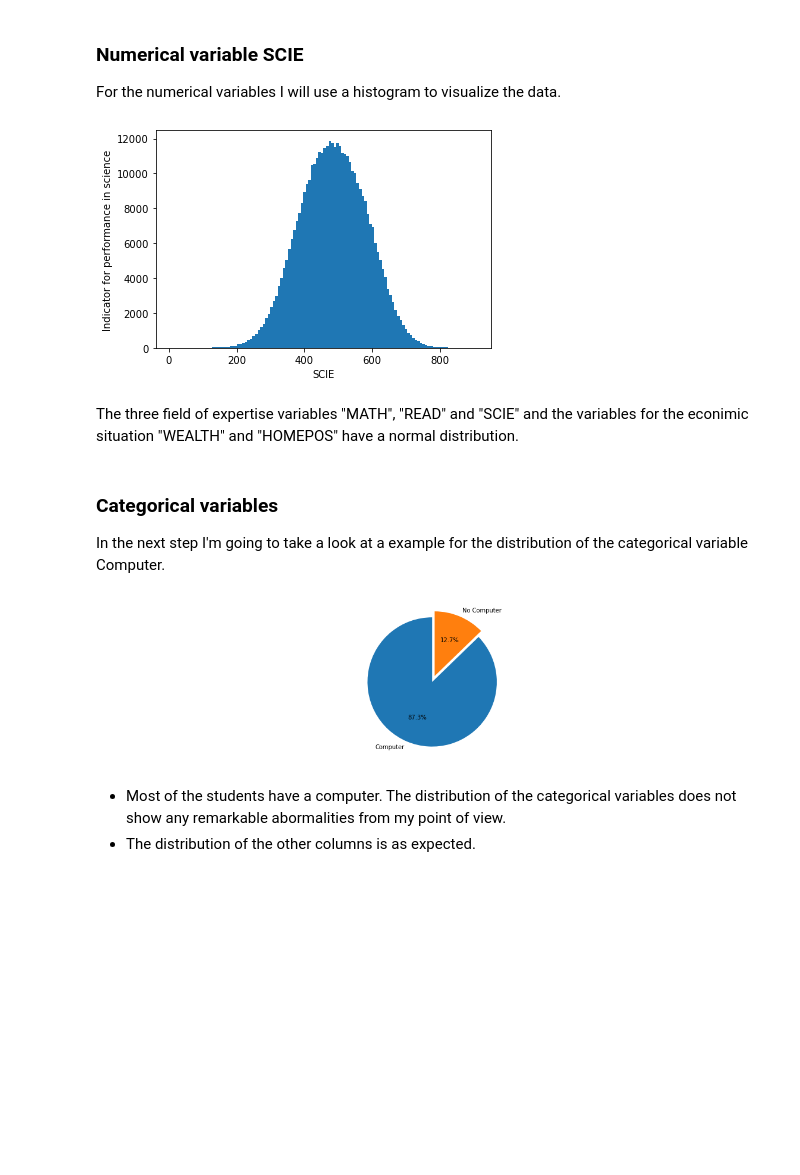
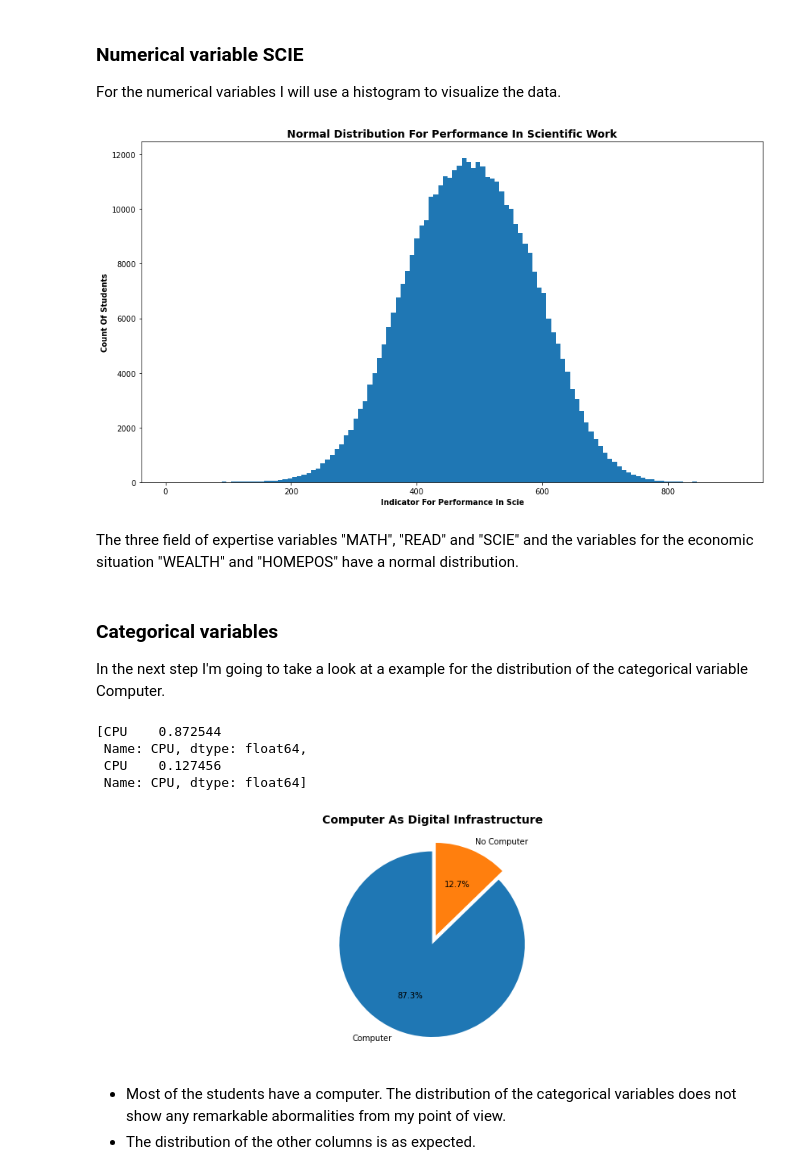
Before and after one commit to mislav-km/pisa2012, a Jupyter notebook: slide_show_pisa.ipynb, the cells around one changed output. Drawn from its saved outputs; the diff is of its cells as text; code cells hidden in the pictures; blank space fills up the shorter version.

```diff
--- a/slide_show_pisa.ipynb
+++ b/slide_show_pisa.ipynb
@@ -62,16 +62,17 @@ In this part of the work I'm going to check the distribution of the values.
 
 For the numerical variables I will use a histogram to visualize the data.
 # %%
+plt.figure(figsize=[14.70, 8.27])
 bin_edges = np.arange(df_master['SCIE'].min(), df_master['SCIE'].max()+7.5, 7.5)
 sns.distplot(df_master['SCIE'], bins = bin_edges, kde = False, hist_kws = {'alpha' : 1})
-plt.rcParams["figure.figsize"] = (20,5)
-plt.ylabel('Count of students')
-plt.ylabel('Indicator for performance in science')
+plt.ylabel('Count of students'.title(), fontsize = 10, weight = "bold")
+plt.xlabel('Indicator for performance in SCIE'.title(), fontsize = 10, weight = "bold")
+plt.title('Normal distribution for performance in scientific work'.title(), fontsize = 14, weight = "bold")
 plt.show();
 # %% [output]
-[figure, old version]
+[figure, new version]
 # %% [markdown]
-The three field of expertise variables "MATH", "READ" and "SCIE" and the variables for the econimic situation "WEALTH" and "HOMEPOS" have a normal distribution.
+The three field of expertise variables "MATH", "READ" and "SCIE" and the variables for the economic situation "WEALTH" and "HOMEPOS" have a normal distribution.
 # %% [markdown]
 ### Categorical variables
 
@@ -81,15 +82,25 @@ x = df_master['CPU'].value_counts()/len(df_master)
 y = 1 - x
 label = ['Computer', 'No Computer']
 pie_values = [x, y]
+# %%
+pie_values
+# %% [output]
+[CPU    0.872544
+ Name: CPU, dtype: float64,
+ CPU    0.127456
+ Name: CPU, dtype: float64]
 # %%
 #pieplot(df_master,'CPU')
 fig1, ax1 = plt.subplots()
+fig1.subplots_adjust(0.1,0,2,1)
 ax1.axis('equal')
 base_color = sns.color_palette()[0]
 ax1.pie(pie_values, explode = (0, 0.1), labels = label, autopct='%1.1f%%', startangle=90)
+plt.title('Computer as digital infrastructure'.title(), fontsize = 14, weight = "bold")
+#plt.tight_layout()
 plt.show();
 # %% [output]
-[figure, old version]
+[figure, new version]
 # %% [markdown]
 - Most of the students have a computer. The distribution of the categorical variables does not show any remarkable abormalities from my point of view.
 - The distribution of the other columns is as expected.
```
Also changed, not shown: parts of 16 cells of this notebook.
